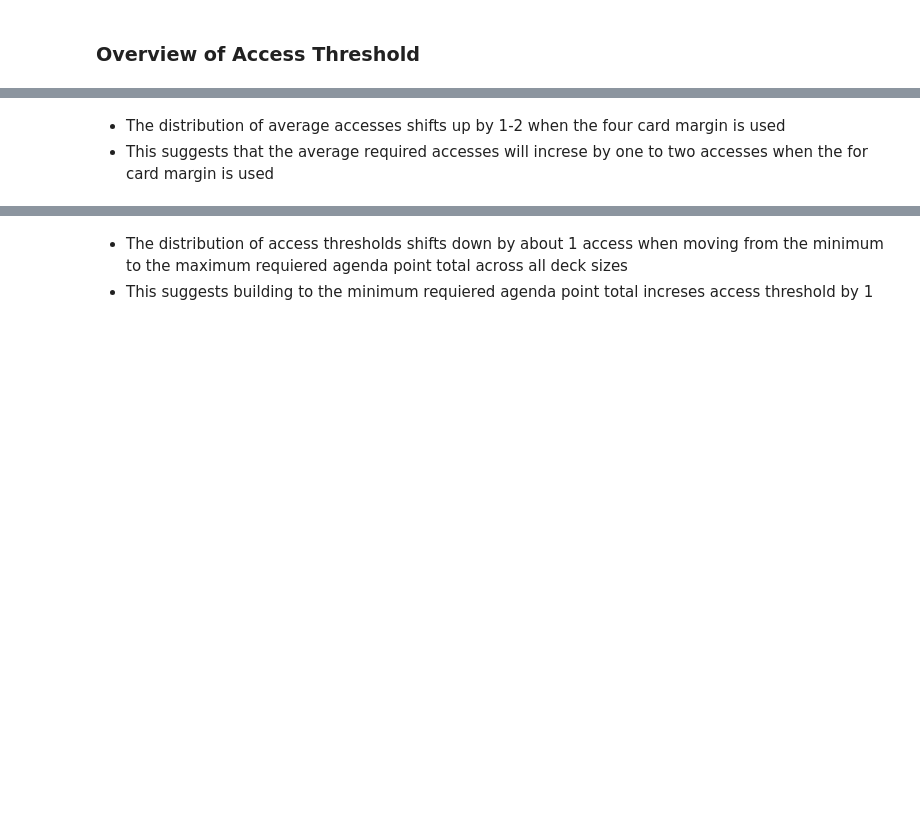
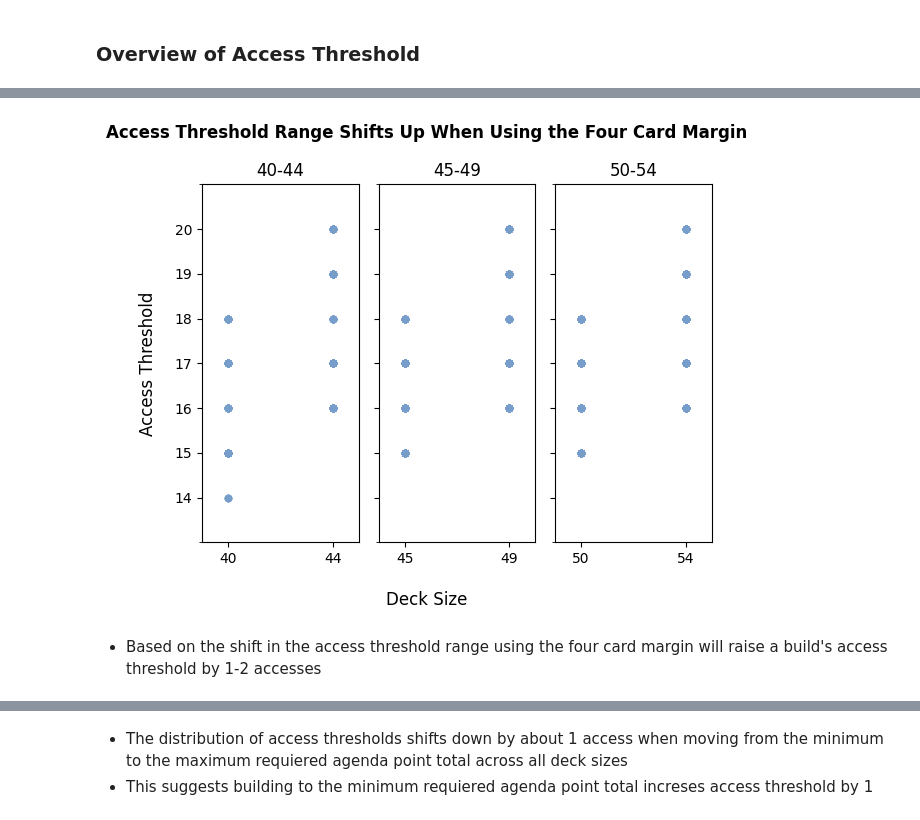
Before and after one commit to Johndsalas/Netrunner-Analysis, a Jupyter notebook: Netrunner_Agenda_Points_Analysis.ipynb, the cells around one changed output, grey strips where cells are left out. Saved outputs shown, nothing was run; the diff lists cells and outputs as text; code cells hidden in the pictures; blank space fills up the shorter version.

```diff
--- a/Netrunner_Agenda_Points_Analysis.ipynb
+++ b/Netrunner_Agenda_Points_Analysis.ipynb
@@ -180,6 +190,9 @@ plt.show()
+# %%
+nc.get_margin_chart(df)
+# %% [output]
+[figure, added]
 # %% [markdown]
-* The distribution of average accesses shifts up by 1-2 when the four card margin is used
-* This suggests that the average required accesses will increse by one to two accesses when the for card margin is used
+* Based on the shift in the access threshold range using the four card margin will raise a build's access threshold by 1-2 accesses
 # %%
 def plot_grid_by_list(df, values, filter_col, x_col, y_col,
                       ncols=4, nrows=2, figsize=(16,8), marker='o', s=20):
```
Also changed, not shown: parts of 18 cells of this notebook.
